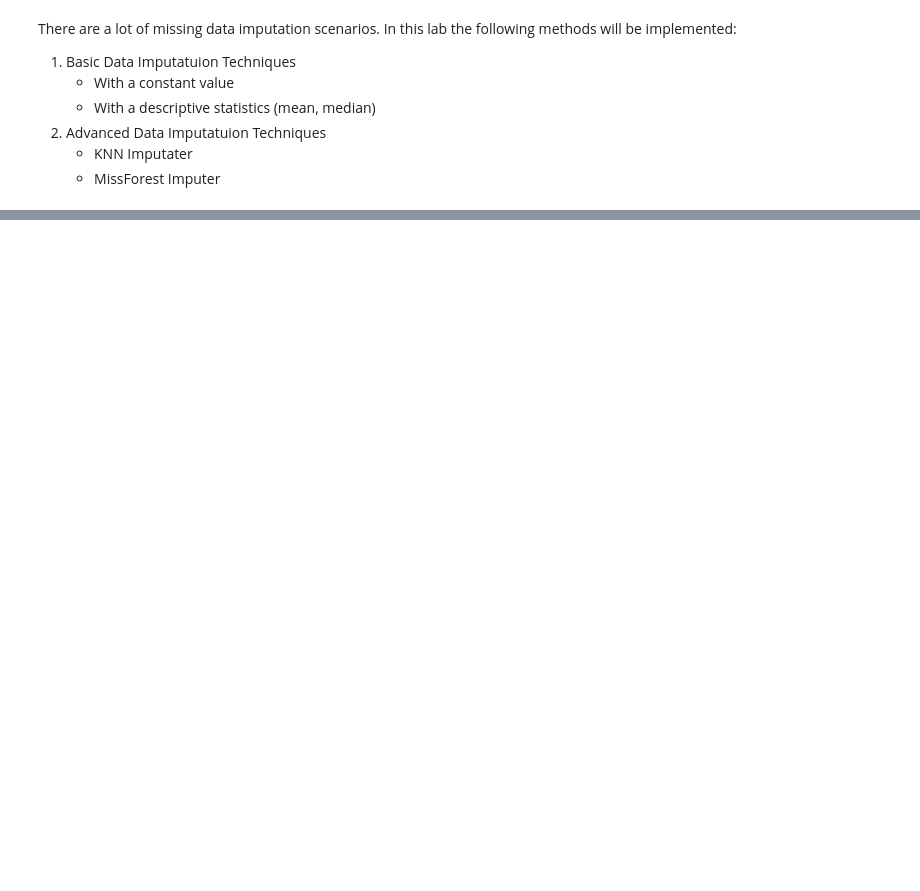
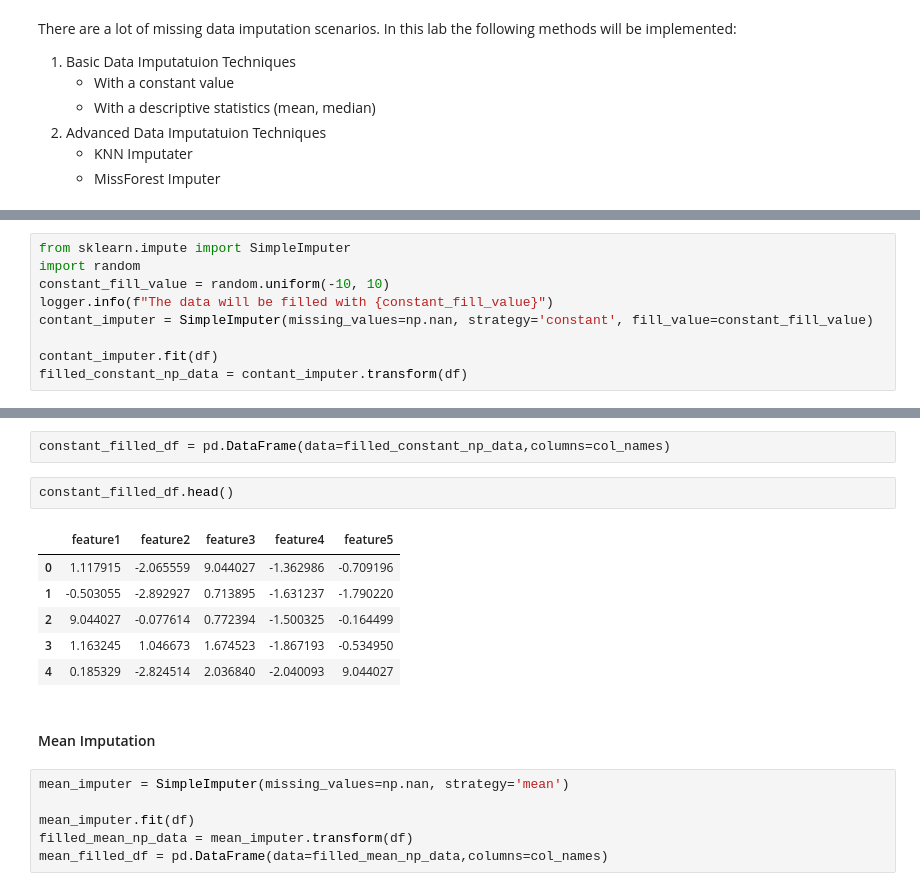
Before and after one commit to HSEDataAnalysis/LAB1_EDA, a Jupyter notebook: main.ipynb, the cells around one changed output, grey strips where cells are left out. Saved outputs shown, nothing was run; the diff lists cells and outputs as text; blank space fills up the shorter version.

```diff
--- a/main.ipynb
+++ b/main.ipynb
@@ -118,0 +135,9 @@ sns.distplot(df.feature1)
+# %%
+from sklearn.impute import SimpleImputer
+import random
+constant_fill_value = random.uniform(-10, 10)
+logger.info(f"The data will be filled with {constant_fill_value}")
+contant_imputer = SimpleImputer(missing_values=np.nan, strategy='constant', fill_value=constant_fill_value)
+
+contant_imputer.fit(df)
+filled_constant_np_data = contant_imputer.transform(df)
@@ -118,0 +146,19 @@ sns.distplot(df.feature1)
+# %%
+constant_filled_df = pd.DataFrame(data=filled_constant_np_data,columns=col_names)
+# %%
+constant_filled_df.head()
+# %% [output]
+|  | feature1 | feature2 | feature3 | feature4 | feature5 |
+| 0 | 1.117915 | -2.065559 | 9.044027 | -1.362986 | -0.709196 |
+| 1 | -0.503055 | -2.892927 | 0.713895 | -1.631237 | -1.790220 |
+| 2 | 9.044027 | -0.077614 | 0.772394 | -1.500325 | -0.164499 |
+| 3 | 1.163245 | 1.046673 | 1.674523 | -1.867193 | -0.534950 |
+| 4 | 0.185329 | -2.824514 | 2.036840 | -2.040093 | 9.044027 |
+# %% [markdown]
+#### Mean Imputation
+# %%
+mean_imputer = SimpleImputer(missing_values=np.nan, strategy='mean')
+
+mean_imputer.fit(df)
+filled_mean_np_data = mean_imputer.transform(df)
+mean_filled_df = pd.DataFrame(data=filled_mean_np_data,columns=col_names)
```
Also changed, not shown: parts of 15 cells of this notebook.
